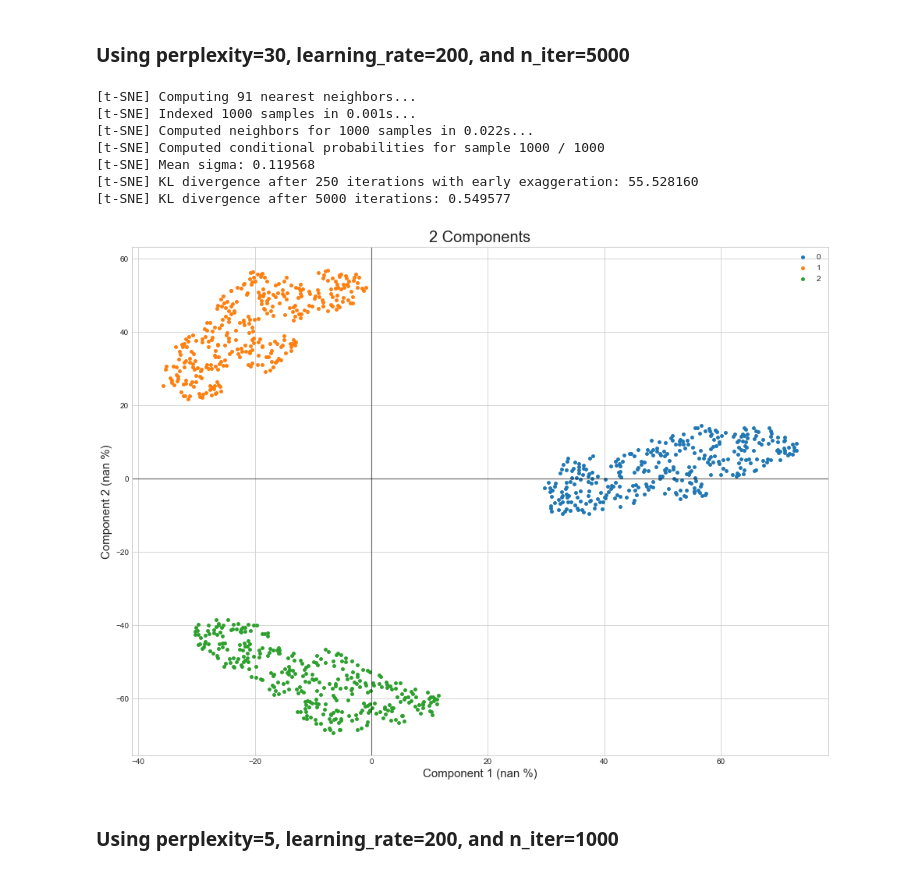
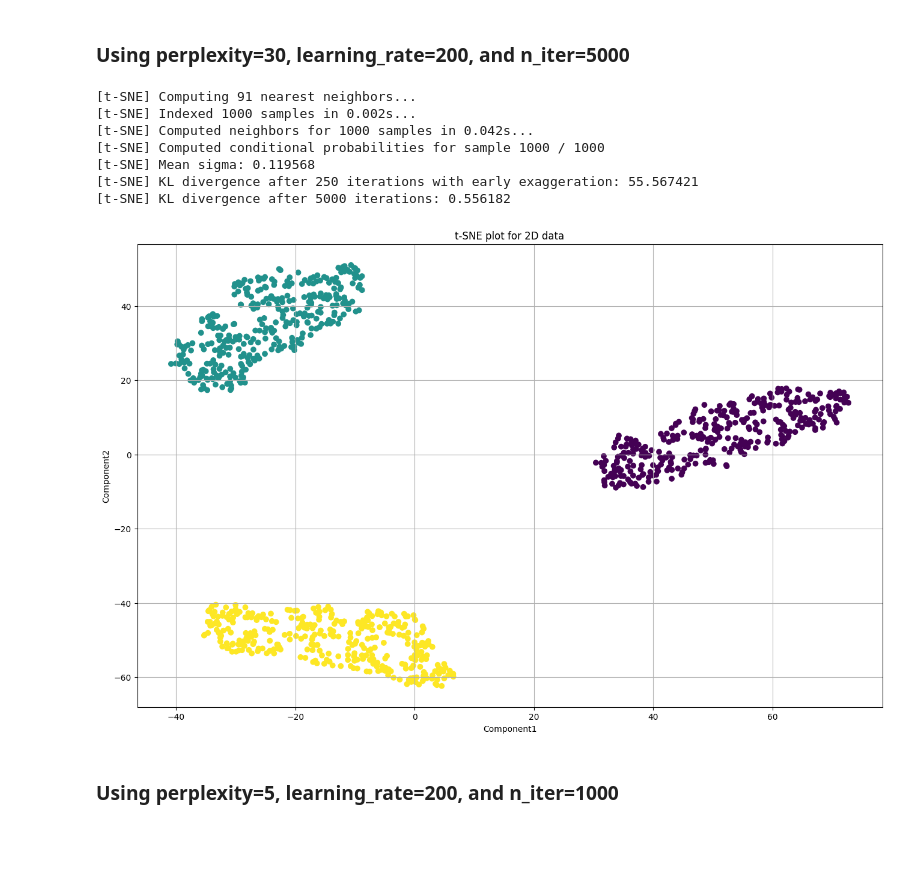
Before and after one commit to adames-ouro/T-SNE, a Jupyter notebook: Dimensionality Reduction - tSNE.ipynb, the cells around one changed output. Saved outputs shown, nothing was run; the diff lists cells and outputs as text; code cells hidden in the pictures; blank space fills up the shorter version.

Commit message:
modified:   Dimensionality Reduction - tSNE.ipynb 	new file:   requirements.txt

```diff
--- a/Dimensionality Reduction - tSNE.ipynb
+++ b/Dimensionality Reduction - tSNE.ipynb
@@ -73,28 +73,24 @@ Step 10: if iteration exceeds max iter parameter, stop, else keep iterating step
 # Simple example - 3D data and original coordinates
 # %%
 # libraries
+import matplotlib.pyplot as plt
+import pandas as pd
 from sklearn.datasets import make_blobs
-from mpl_toolkits import mplot3d
-import matplotlib.pyplot as plt
-import matplotlib.colors
+from sklearn.preprocessing import StandardScaler
+from sklearn.manifold import TSNE
 
 # sample data
-X, y = make_blobs(n_samples=1000, centers=3, n_features=3,
-                  random_state=30)
+X, y = make_blobs(n_samples=1000, centers=3, n_features=3,random_state=30)
 
 # 3d plot axes and size
-fig = plt.figure(figsize = (16, 12))
+fig = plt.figure(figsize = (16, 10))
 ax = plt.axes(projection ="3d")
 
-# Data for three-dimensional scattered points
-zdata = X.T[2]
-xdata =  X.T[1]
-ydata =  X.T[0]
-
-# color map
-cm=matplotlib.colors.ListedColormap([plt.get_cmap("tab10")(0),plt.get_cmap("tab10")(1),plt.get_cmap("tab10")(2)])
-
 # 3d scatter plot at value
-ax.scatter3D(xdata, ydata, zdata, c=y, cmap=cm)
-ax.view_init(0, 45)
+ax.scatter3D(xs=X.T[0],  ys=X.T[1],  zs=X.T[2], c=y)
+ax.view_init(0, 20)
+ax.set_xlabel('X Label')
+ax.set_ylabel('Y Label')
+ax.set_zlabel('Z Label')
+plt.title("t-SNE plot for 3D data");
 # %% [output]
@@ -148,28 +137,31 @@ Plot was originally generated with n_components=2, perplexity=30, learning_rate=
 # %%
 # model for t-sne
 model = TSNE(n_components=2, perplexity=30, early_exaggeration=12.0,
  learning_rate=200, n_iter=5000, n_iter_without_progress=300,
  min_grad_norm=1e-07, metric='euclidean',init='random',
  verbose=1, random_state=0,method='barnes_hut',
  angle=0.5, n_jobs=-1)
 
 # data frame for t-sne rsults
 tsne_data = pd.DataFrame(model.fit_transform(standarized_data),
                         columns=["Component1","Component2"])
 
 # Visual
-vars_samples_plot(ProjectedData = tsne_data ,Loadings = 0*tsne_data ,
-    ExplainedVar = list([np.nan,np.nan]), Overlaid = True, Arrow_head_size= 0, Arrow_labels = False,
-    Sample_labels=False, Color_by_disc_var=y_df.iloc[:,0])
+plt.figure(figsize=(16, 10))
+plt.scatter(tsne_data.iloc[:,0],tsne_data.iloc[:,1],c=y)
+plt.grid()
+plt.title("t-SNE plot for 2D data")
+plt.xlabel("Component1")
+plt.ylabel("Component2");
 # %% [output]
 [t-SNE] Computing 91 nearest neighbors...
-[t-SNE] Indexed 1000 samples in 0.001s...
-[t-SNE] Computed neighbors for 1000 samples in 0.022s...
+[t-SNE] Indexed 1000 samples in 0.002s...
+[t-SNE] Computed neighbors for 1000 samples in 0.042s...
 [t-SNE] Computed conditional probabilities for sample 1000 / 1000
 [t-SNE] Mean sigma: 0.119568
-[t-SNE] KL divergence after 250 iterations with early exaggeration: 55.528160
-[t-SNE] KL divergence after 5000 iterations: 0.549577
+[t-SNE] KL divergence after 250 iterations with early exaggeration: 55.567421
+[t-SNE] KL divergence after 5000 iterations: 0.556182
-[figure, old version]
+[figure, new version]
 # %% [markdown]
 ### Using perplexity=5, learning_rate=200, and n_iter=1000
 # %%
```
Also changed, not shown: parts of 3 cells of this notebook, 1 other file.
